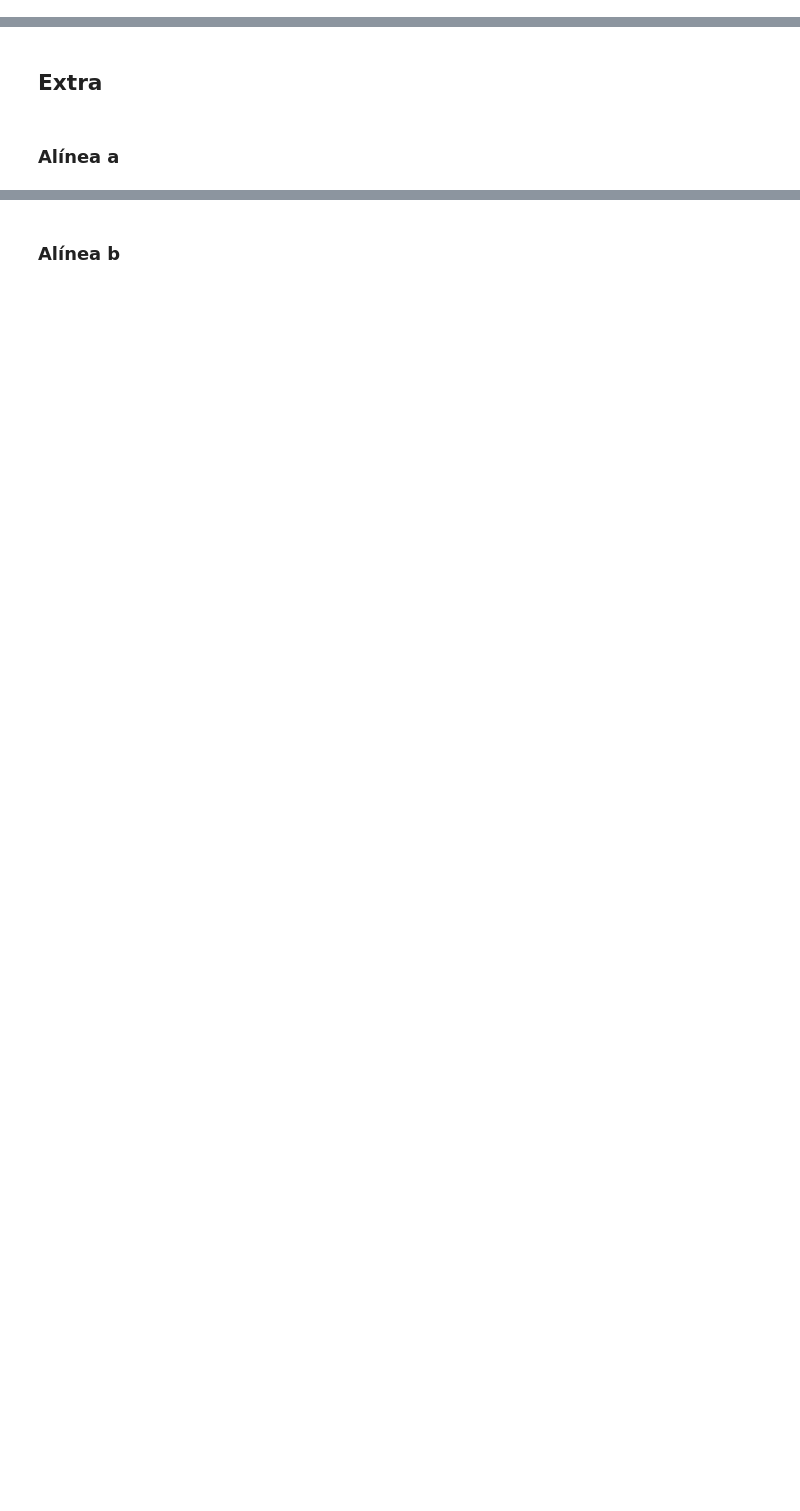
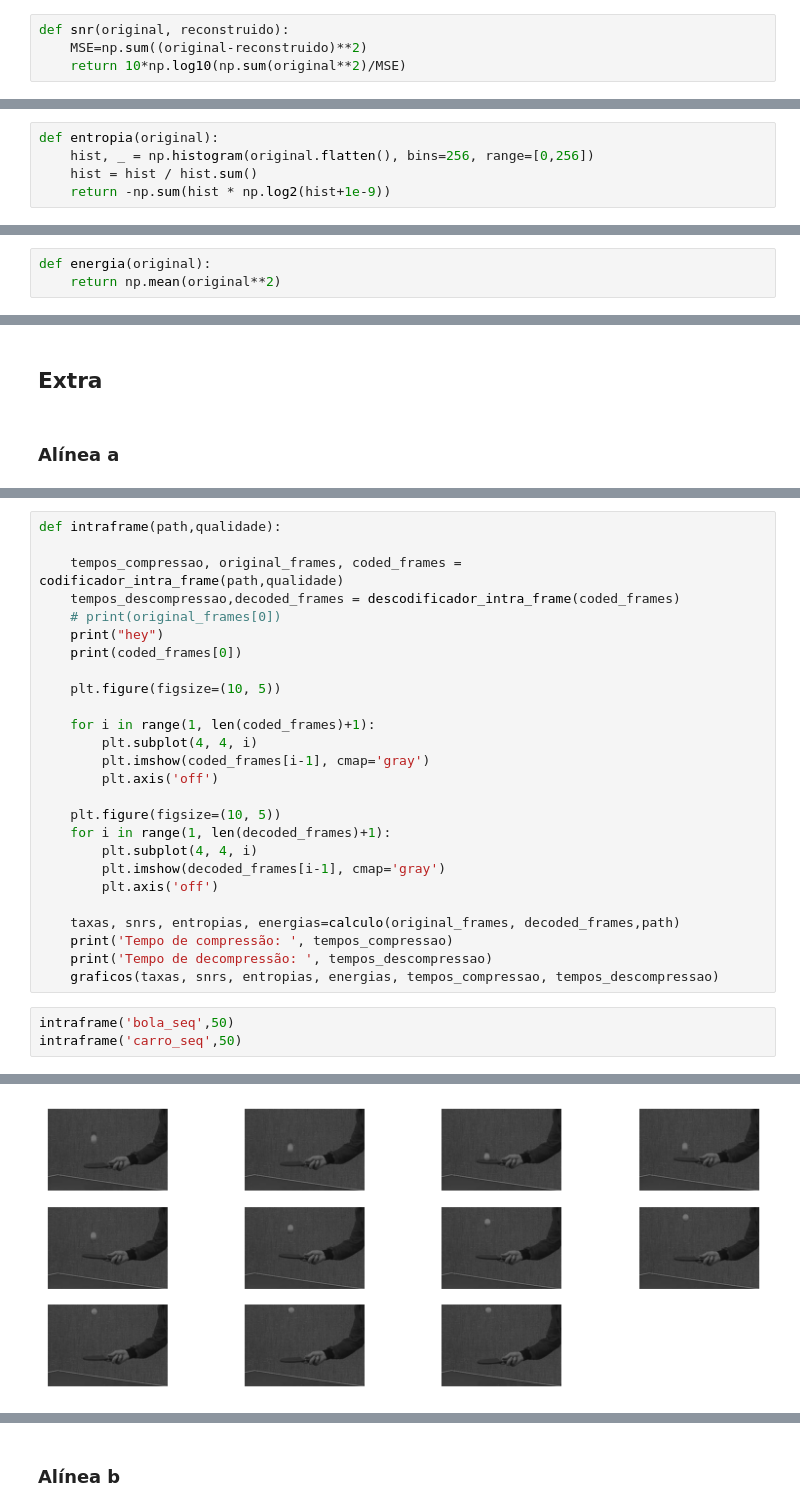
Before and after one commit to Djorgiii/Semestre3, a Jupyter notebook: Semestre4/csm/tp4/tp4.ipynb, the cells around one changed output, grey strips where cells are left out. Drawn from its saved outputs; the diff is of its cells as text; blank space fills up the shorter version.

```diff
--- a/Semestre4/csm/tp4/tp4.ipynb
+++ b/Semestre4/csm/tp4/tp4.ipynb
@@ -553,2 +570,6 @@ Taxa de compressao aproximada: 14.21x
 # %% [markdown]
 ### Alínea b
+# %%
+def snr(original, reconstruido):
+    MSE=np.sum((original-reconstruido)**2)
+    return 10*np.log10(np.sum(original**2)/MSE)
@@ -555,2 +583,7 @@ Taxa de compressao aproximada: 14.21x
 # %% [markdown]
 ### Alínea c
+# %%
+def entropia(original):
+    hist, _ = np.histogram(original.flatten(), bins=256, range=[0,256])
+    hist = hist / hist.sum()
+    return -np.sum(hist * np.log2(hist+1e-9))
@@ -557,2 +595,5 @@ Taxa de compressao aproximada: 14.21x
 # %% [markdown]
 ### Alínea d
+# %%
+def energia(original):
+    return np.mean(original**2)
@@ -564,0 +709,30 @@ Taxa de compressao aproximada: 14.21x
+# %%
+def intraframe(path,qualidade):
+
+    tempos_compressao, original_frames, coded_frames = codificador_intra_frame(path,qualidade)
+    tempos_descompressao,decoded_frames = descodificador_intra_frame(coded_frames)
+    # print(original_frames[0])
+    print("hey")
+    print(coded_frames[0])
+
+    plt.figure(figsize=(10, 5))
+
+    for i in range(1, len(coded_frames)+1):
+        plt.subplot(4, 4, i)
+        plt.imshow(coded_frames[i-1], cmap='gray')
+        plt.axis('off')
+
+    plt.figure(figsize=(10, 5))
+    for i in range(1, len(decoded_frames)+1):
+        plt.subplot(4, 4, i)
+        plt.imshow(decoded_frames[i-1], cmap='gray')
+        plt.axis('off')
+
+    taxas, snrs, entropias, energias=calculo(original_frames, decoded_frames,path)
+    print('Tempo de compressão: ', tempos_compressao)
+    print('Tempo de decompressão: ', tempos_descompressao)
+    graficos(taxas, snrs, entropias, energias, tempos_compressao, tempos_descompressao)
+# %%
+intraframe('bola_seq',50)
+intraframe('carro_seq',50)
+# %% [output]
@@ -564,0 +756 @@ Taxa de compressao aproximada: 14.21x
+[figure, added]
```
Also changed, not shown: parts of 30 cells of this notebook, 54 other files.
